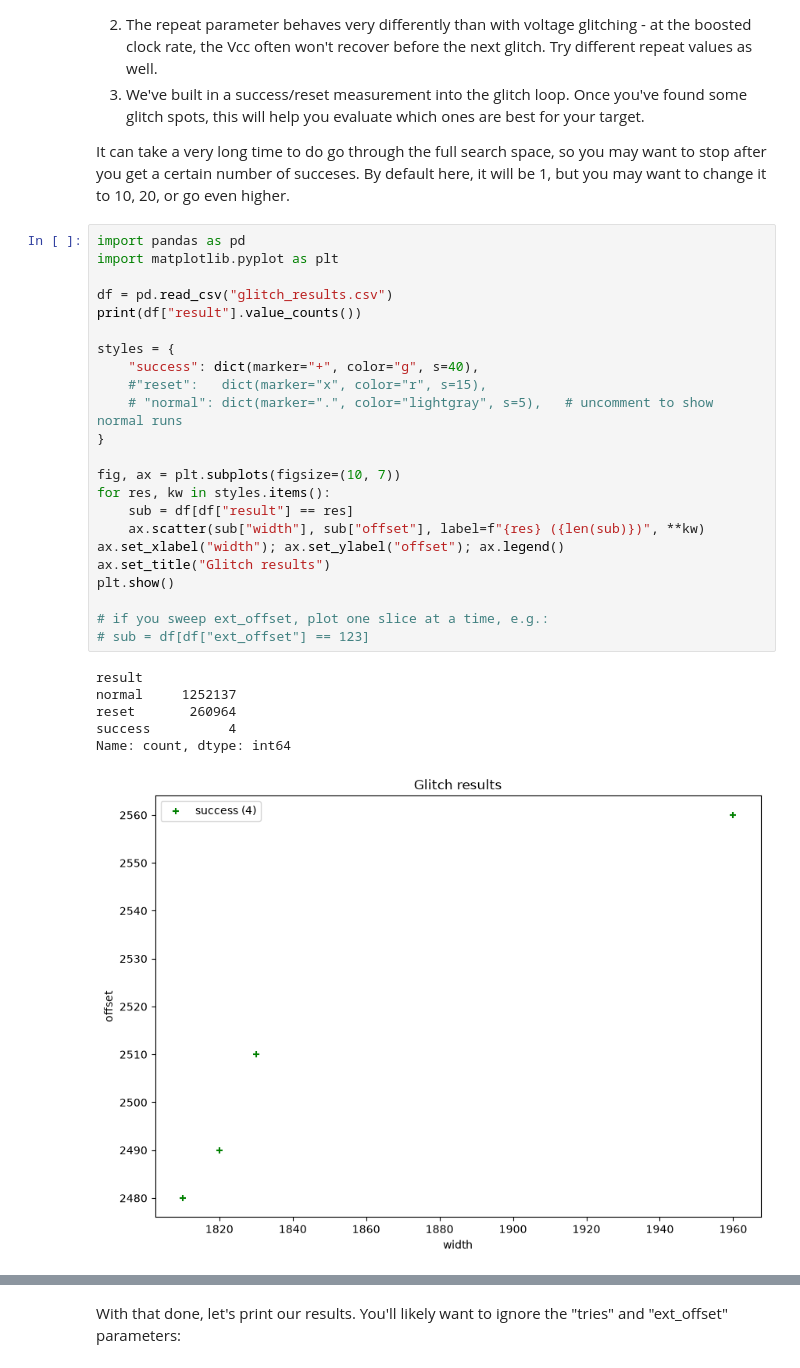
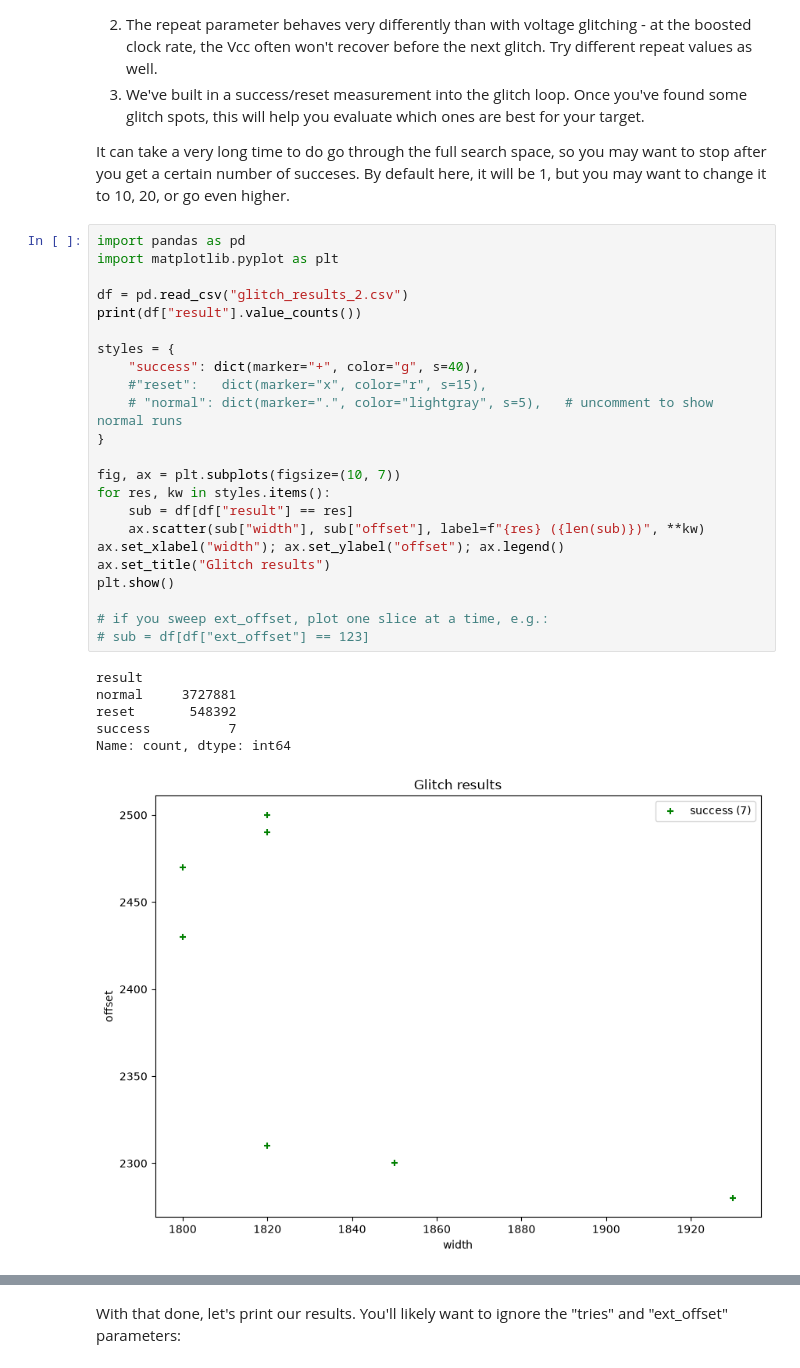
Before and after one commit to peter-hoch/chipwhisperer-jupyter, a Jupyter notebook: courses/fault101/Fault 2_1 - Introduction to Voltage Glitching-disk-based.ipynb, the cells around one changed output, grey strips where cells are left out. Cells and saved outputs as stored; diff of their text form.

```diff
--- a/courses/fault101/Fault 2_1 - Introduction to Voltage Glitching-disk-based.ipynb
+++ b/courses/fault101/Fault 2_1 - Introduction to Voltage Glitching-disk-based.ipynb
@@ -323,33 +323,33 @@ It can take a very long time to do go through the full search space, so you may
 # %%
 import pandas as pd
 import matplotlib.pyplot as plt
 
-df = pd.read_csv("glitch_results.csv")
+df = pd.read_csv("glitch_results_2.csv")
 print(df["result"].value_counts())
 
 styles = {
     "success": dict(marker="+", color="g", s=40),
     #"reset":   dict(marker="x", color="r", s=15),
     # "normal": dict(marker=".", color="lightgray", s=5),   # uncomment to show normal runs
 }
 
 fig, ax = plt.subplots(figsize=(10, 7))
 for res, kw in styles.items():
     sub = df[df["result"] == res]
     ax.scatter(sub["width"], sub["offset"], label=f"{res} ({len(sub)})", **kw)
 ax.set_xlabel("width"); ax.set_ylabel("offset"); ax.legend()
 ax.set_title("Glitch results")
 plt.show()
 
 # if you sweep ext_offset, plot one slice at a time, e.g.:
 # sub = df[df["ext_offset"] == 123]
 # %% [output]
 result
-normal     1252137
-reset       260964
-success          4
+normal     3727881
+reset       548392
+success          7
 Name: count, dtype: int64
-[figure, old version]
+[figure, new version]
 # %%
 import pandas as pd
 import matplotlib.pyplot as plt
```
Also changed, not shown: parts of 1 cell of this notebook, 3 other files.
